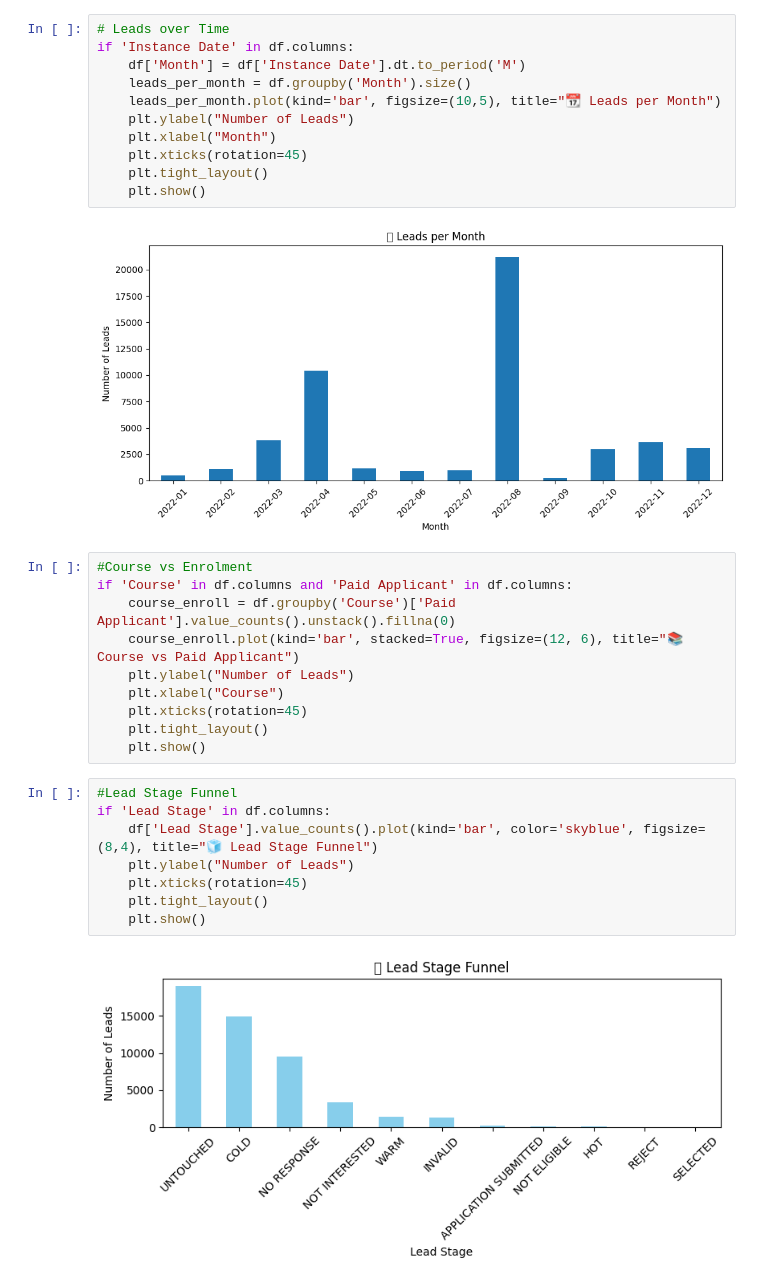
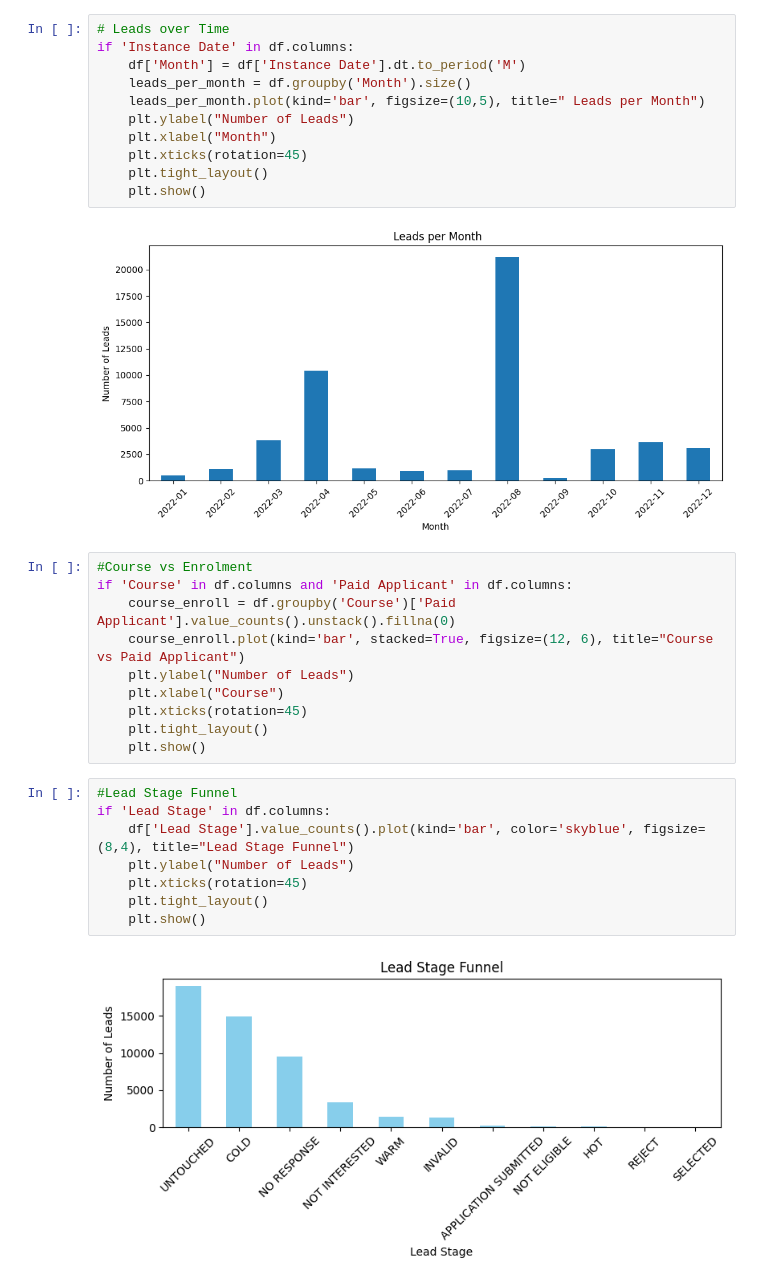
Before and after one commit to sulaksh26/SportsDunia, a Jupyter notebook: SportsDunia2.ipynb, the cells around one changed output. Drawn from its saved outputs; the diff is of its cells as text.

```diff
--- a/SportsDunia2.ipynb
+++ b/SportsDunia2.ipynb
@@ -97,7 +97,7 @@ Name: count, dtype: int64
 if 'Instance Date' in df.columns:
     df['Month'] = df['Instance Date'].dt.to_period('M')
     leads_per_month = df.groupby('Month').size()
-    leads_per_month.plot(kind='bar', figsize=(10,5), title="📆 Leads per Month")
+    leads_per_month.plot(kind='bar', figsize=(10,5), title=" Leads per Month")
     plt.ylabel("Number of Leads")
     plt.xlabel("Month")
     plt.xticks(rotation=45)
@@ -109,7 +109,7 @@ if 'Instance Date' in df.columns:
 #Course vs Enrolment
 if 'Course' in df.columns and 'Paid Applicant' in df.columns:
     course_enroll = df.groupby('Course')['Paid Applicant'].value_counts().unstack().fillna(0)
-    course_enroll.plot(kind='bar', stacked=True, figsize=(12, 6), title="📚 Course vs Paid Applicant")
+    course_enroll.plot(kind='bar', stacked=True, figsize=(12, 6), title="Course vs Paid Applicant")
     plt.ylabel("Number of Leads")
     plt.xlabel("Course")
     plt.xticks(rotation=45)
@@ -118,13 +118,13 @@ if 'Course' in df.columns and 'Paid Applicant' in df.columns:
 # %%
 #Lead Stage Funnel
 if 'Lead Stage' in df.columns:
-    df['Lead Stage'].value_counts().plot(kind='bar', color='skyblue', figsize=(8,4), title="🧊 Lead Stage Funnel")
+    df['Lead Stage'].value_counts().plot(kind='bar', color='skyblue', figsize=(8,4), title="Lead Stage Funnel")
     plt.ylabel("Number of Leads")
     plt.xticks(rotation=45)
     plt.tight_layout()
     plt.show()
 # %% [output]
-[figure, old version]
+[figure, new version]
 # %%
 # Top States and Cities
 if 'State' in df.columns:
```
Also changed, not shown: parts of 2 cells of this notebook.
